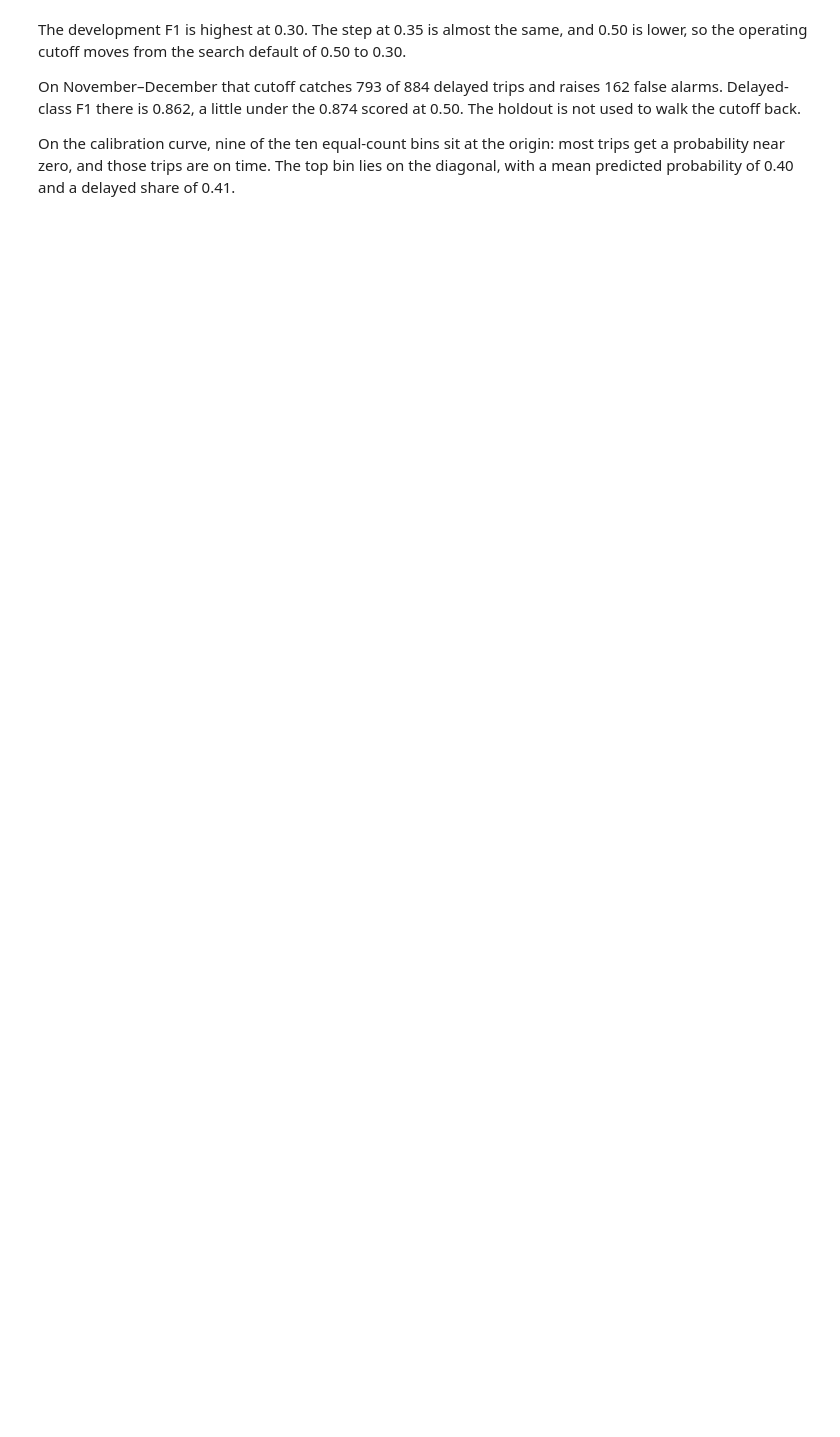
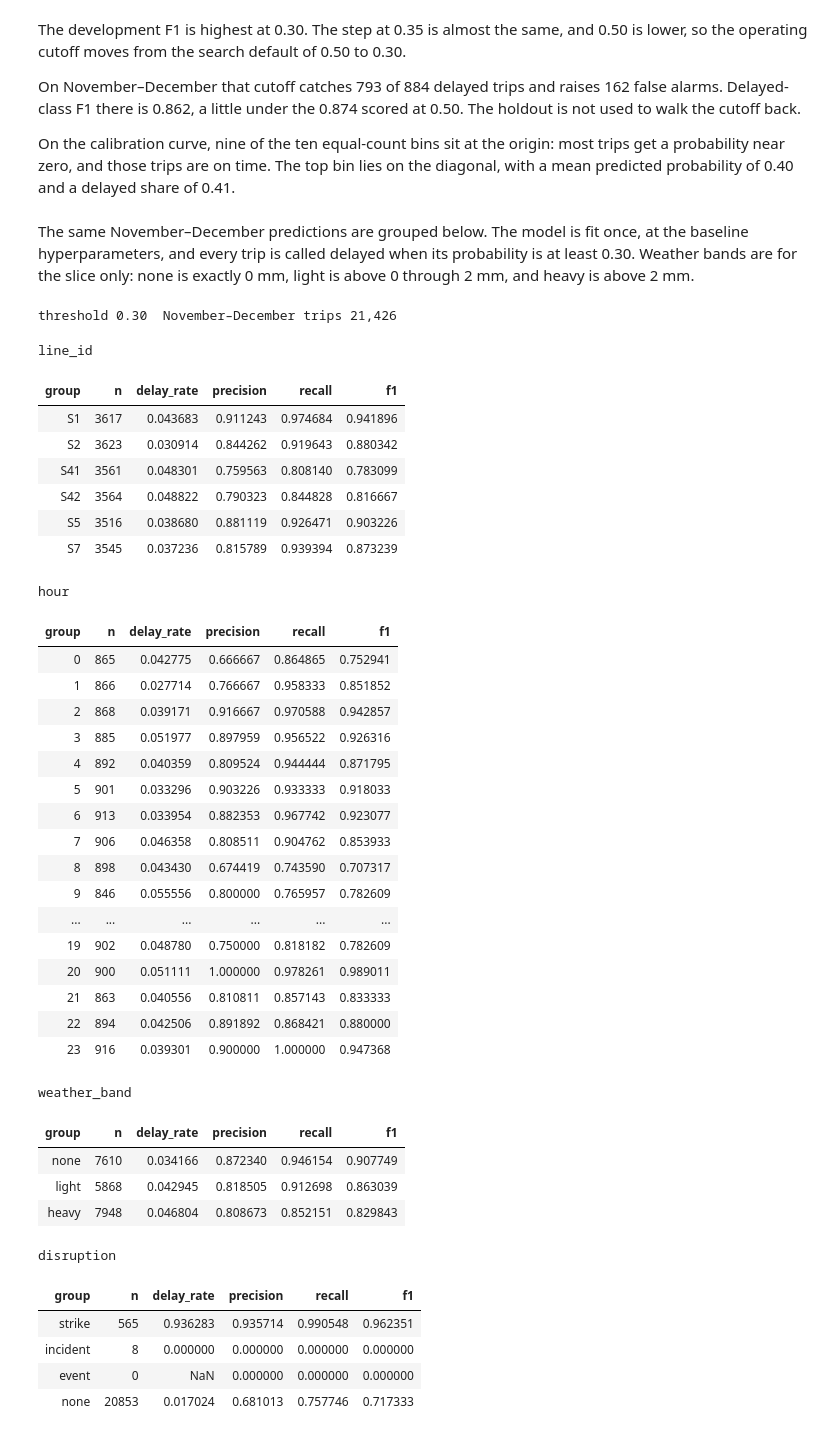
Before and after one commit to priscilla254/transit-disruption-prediction, a Jupyter notebook: notebooks/03_evaluation.ipynb, the cells around one changed output. Saved outputs shown, nothing was run; the diff lists cells and outputs as text; code cells hidden in the pictures; blank space fills up the shorter version.

```diff
--- a/notebooks/03_evaluation.ipynb
+++ b/notebooks/03_evaluation.ipynb
@@ -35,3 +35,60 @@ The development F1 is highest at 0.30. The step at 0.35 is almost the same, and
 On November–December that cutoff catches 793 of 884 delayed trips and raises 162 false alarms. Delayed-class F1 there is 0.862, a little under the 0.874 scored at 0.50. The holdout is not used to walk the cutoff back.
 
 On the calibration curve, nine of the ten equal-count bins sit at the origin: most trips get a probability near zero, and those trips are on time. The top bin lies on the diagonal, with a mean predicted probability of 0.40 and a delayed share of 0.41.
+# %% [markdown]
+The same November–December predictions are grouped below. The model is fit once, at the baseline hyperparameters, and every trip is called delayed when its probability is at least 0.30. Weather bands are for the slice only: none is exactly 0 mm, light is above 0 through 2 mm, and heavy is above 2 mm.
+# %%
+import json
+
+import pandas as pd
+from IPython.display import display
+
+from sbahn.config import PROJECT_ROOT
+
+slices = json.loads((PROJECT_ROOT / "reports" / "evaluation" / "slices.json").read_text(encoding="utf-8"))
+print(
+    f"threshold {slices['threshold']:.2f}  "
+    f"November–December trips {slices['test_rows']:,}"
+)
+for name, rows in slices["slices"].items():
+    print(name)
+    display(pd.DataFrame(rows))
+# %% [output]
+threshold 0.30  November–December trips 21,426
+line_id
+| group | n | delay_rate | precision | recall | f1 |
+| S1 | 3617 | 0.043683 | 0.911243 | 0.974684 | 0.941896 |
+| S2 | 3623 | 0.030914 | 0.844262 | 0.919643 | 0.880342 |
+| S41 | 3561 | 0.048301 | 0.759563 | 0.808140 | 0.783099 |
+| S42 | 3564 | 0.048822 | 0.790323 | 0.844828 | 0.816667 |
+| S5 | 3516 | 0.038680 | 0.881119 | 0.926471 | 0.903226 |
+| S7 | 3545 | 0.037236 | 0.815789 | 0.939394 | 0.873239 |
+hour
+| group | n | delay_rate | precision | recall | f1 |
+| 0 | 865 | 0.042775 | 0.666667 | 0.864865 | 0.752941 |
+| 1 | 866 | 0.027714 | 0.766667 | 0.958333 | 0.851852 |
+| 2 | 868 | 0.039171 | 0.916667 | 0.970588 | 0.942857 |
+| 3 | 885 | 0.051977 | 0.897959 | 0.956522 | 0.926316 |
+| 4 | 892 | 0.040359 | 0.809524 | 0.944444 | 0.871795 |
+| 5 | 901 | 0.033296 | 0.903226 | 0.933333 | 0.918033 |
+| 6 | 913 | 0.033954 | 0.882353 | 0.967742 | 0.923077 |
+| 7 | 906 | 0.046358 | 0.808511 | 0.904762 | 0.853933 |
+| 8 | 898 | 0.043430 | 0.674419 | 0.743590 | 0.707317 |
+| 9 | 846 | 0.055556 | 0.800000 | 0.765957 | 0.782609 |
+| ... | ... | ... | ... | ... | ... |
+| 19 | 902 | 0.048780 | 0.750000 | 0.818182 | 0.782609 |
+| 20 | 900 | 0.051111 | 1.000000 | 0.978261 | 0.989011 |
+| 21 | 863 | 0.040556 | 0.810811 | 0.857143 | 0.833333 |
+| 22 | 894 | 0.042506 | 0.891892 | 0.868421 | 0.880000 |
+| 23 | 916 | 0.039301 | 0.900000 | 1.000000 | 0.947368 |
+weather_band
+| group | n | delay_rate | precision | recall | f1 |
+| none | 7610 | 0.034166 | 0.872340 | 0.946154 | 0.907749 |
+| light | 5868 | 0.042945 | 0.818505 | 0.912698 | 0.863039 |
+| heavy | 7948 | 0.046804 | 0.808673 | 0.852151 | 0.829843 |
+disruption
+| group | n | delay_rate | precision | recall | f1 |
+| strike | 565 | 0.936283 | 0.935714 | 0.990548 | 0.962351 |
+| incident | 8 | 0.000000 | 0.000000 | 0.000000 | 0.000000 |
+| event | 0 | NaN | 0.000000 | 0.000000 | 0.000000 |
+| none | 20853 | 0.017024 | 0.681013 | 0.757746 | 0.717333 |
```
Also changed, not shown: parts of 4 cells of this notebook, 16 other files.
